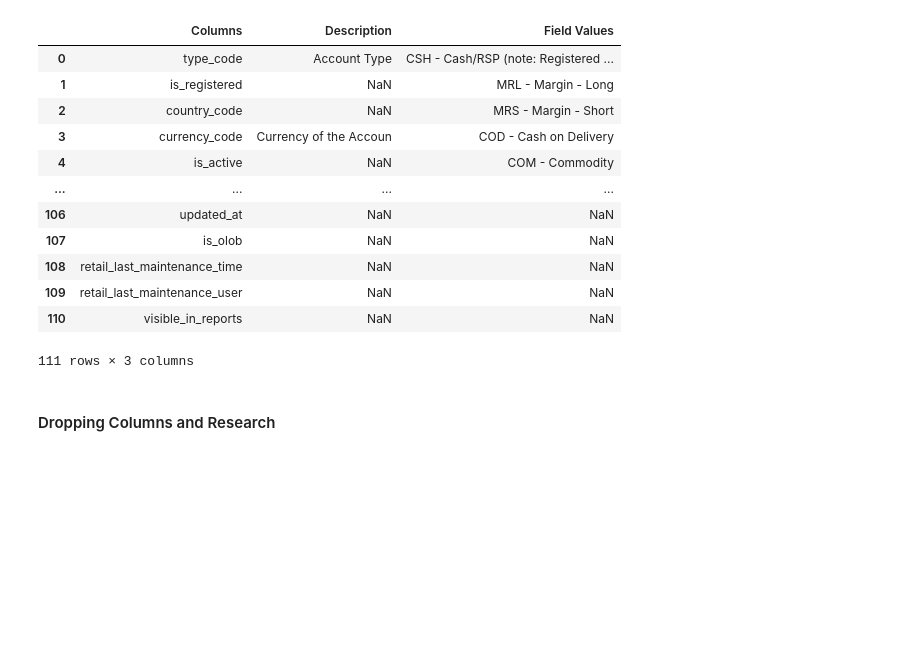
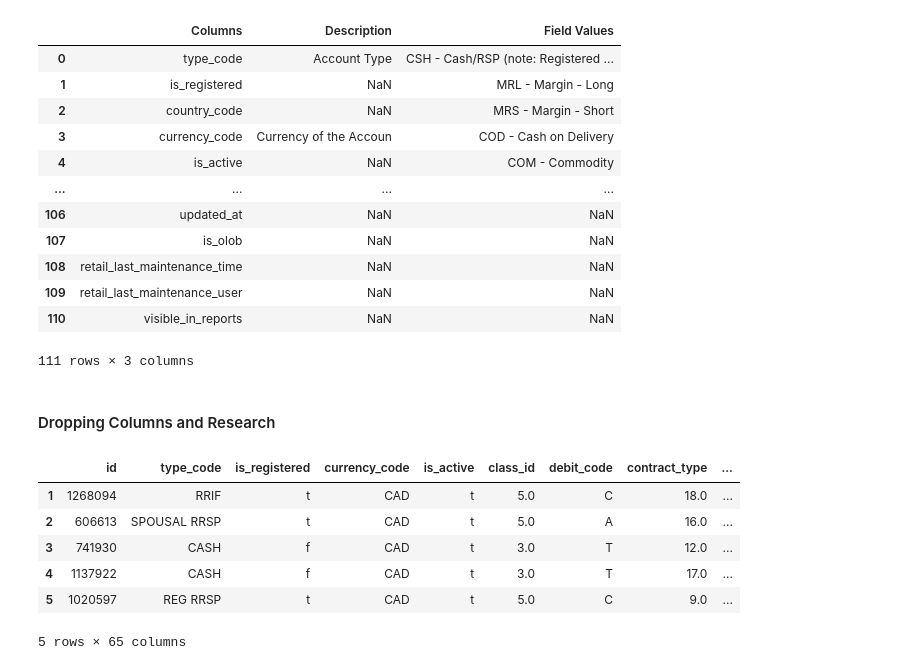
Before and after one commit to adparekh/CxC-Hackathon, a Jupyter notebook: final-hackathon.ipynb, the cells around one changed output. Drawn from its saved outputs; the diff is of its cells as text; code cells hidden in the pictures; blank space fills up the shorter version.

```diff
--- a/final-hackathon.ipynb
+++ b/final-hackathon.ipynb
@@ -123,6 +121,33 @@ train_data = train_data.drop(rem_cols, axis=1)
 train_data = train_data.dropna(subset=['class_id'])
 # %%
 train_data.to_csv("./cleaned_data.csv", index=False)
+# %%
+# Aditya & Jithin - Imputations/Deletions
+# is_arp_locked impute all NaN with 'f'
+# remove 'is_spousal', 'last_trade_date' columns for insufficient data
+# has_discrete_auth impute all NaN with 't'
+# contract_type remove rows where NaN
+# last_maintenance_time remove rows where NaN
+# discretionary_trading_authorized impute all NaNs with 'n'.
+# type_code inpute most frequent
+# dup_trip_quad_code is being removed because it has only one unique value and 12 missing values (insignificant)
+
+train_data['is_arp_locked'] = train_data['is_arp_locked'].fillna('f')
+train_data = train_data.drop(['is_spousal', 'last_trade_date', 'dup_trip_quad_code'], axis=1)
+train_data = train_data.dropna(subset=['contract_type'])
+train_data = train_data.dropna(subset=['last_maintenance_time'])
+train_data['has_discrete_auth'] = train_data['has_discrete_auth'].fillna('t')
+train_data['discretionary_trading_authorized'] = train_data['discretionary_trading_authorized'].fillna('n')
+train_data['type_code'] = train_data['type_code'].fillna(train_data['type_code'].mode()[0])
+train_data.head()
+# %% [output]
+|  | id | type_code | is_registered | currency_code | is_active | class_id | debit_code | contract_type | ... |
+| 1 | 1268094 | RRIF | t | CAD | t | 5.0 | C | 18.0 | ... |
+| 2 | 606613 | SPOUSAL RRSP | t | CAD | t | 5.0 | A | 16.0 | ... |
+| 3 | 741930 | CASH | f | CAD | t | 3.0 | T | 12.0 | ... |
+| 4 | 1137922 | CASH | f | CAD | t | 3.0 | T | 17.0 | ... |
+| 5 | 1020597 | REG RRSP | t | CAD | t | 5.0 | C | 9.0 | ... |
+5 rows × 65 columns
 # %%
 # Srishti & Adi - Imputations/Deletions
 # 1. retail_last_maintenance_time, non_calendar_year_end: Drop the column
```
Also changed, not shown: parts of 8 cells of this notebook.
